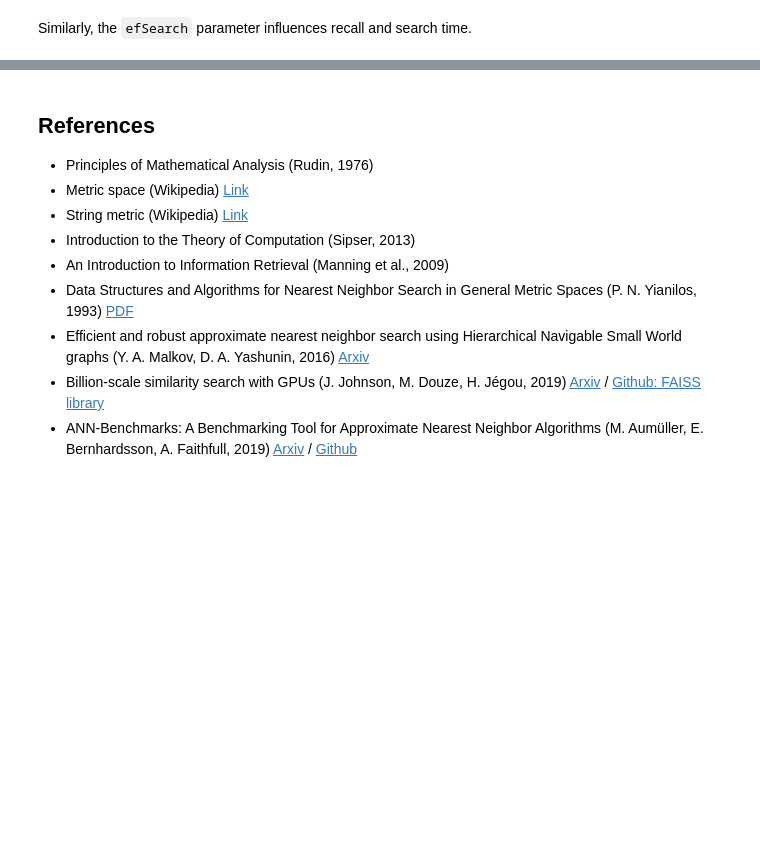
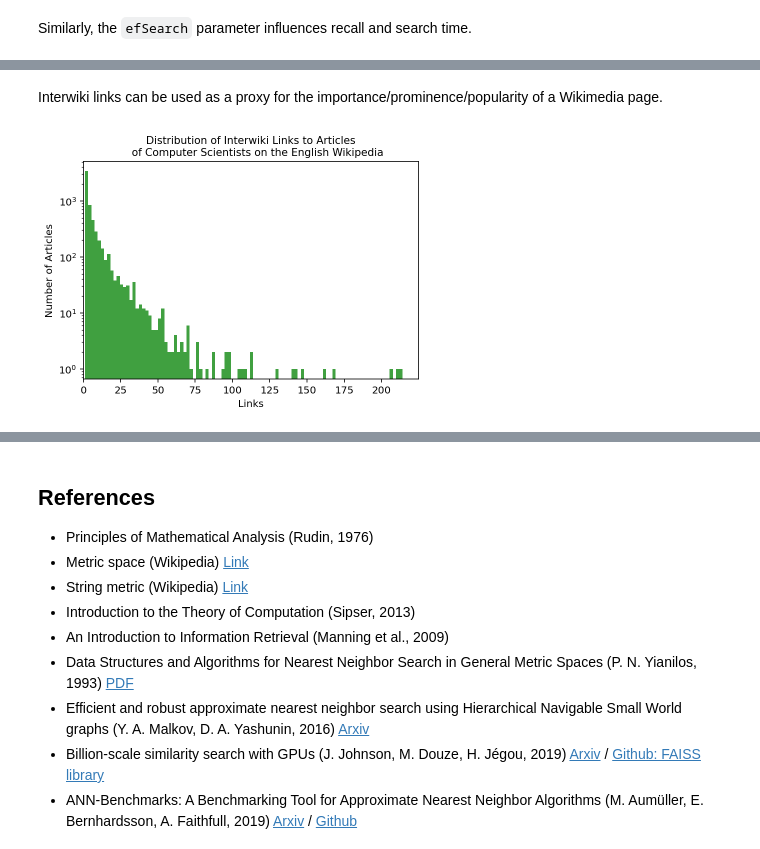
Before and after one commit to bergwald/ai, a Jupyter notebook: nns/nns.ipynb, the cells around one changed output, grey strips where cells are left out. Drawn from its saved outputs; the diff is of its cells as text; code cells hidden in the pictures; blank space fills up the shorter version.

```diff
--- a/nns/nns.ipynb
+++ b/nns/nns.ipynb
@@ -454,7 +455,0 @@ The response is then extracted into a Pandas `DataFrame`.
-# %%
-data = r.json()
-links = [result["sitelink"]["value"] for result in data["results"]["bindings"]]
-authors = [result["itemLabel"]["value"] for result in data["results"]["bindings"]]
-assert len(links) == len(authors)
-df = pd.DataFrame({"author": authors, "link": links})
-df
@@ -482,0 +458,10 @@ Let's represent the names of the authors as a count matrix of their 3-grams.
+# %%
+raw = r.json()
+data = []
+for result in raw["results"]["bindings"]:
+    name = result["itemLabel"]["value"]
+    url = result["sitelink"]["value"]
+    links = int(result["linkcount"]["value"])
+    data.append((name, url, links))
+df = pd.DataFrame(data, columns=["name", "url", "links"])
+df
@@ -642,0 +669,13 @@ The HNSW graph requires time to be built, but querying it is substantially faste
+# %% [markdown]
+Interwiki links can be used as a proxy for the importance/prominence/popularity of a Wikimedia page.
+# %%
+plt.hist(df["links"], bins=100, alpha=0.75, facecolor="g")
+plt.xlabel("Links")
+plt.xlim(left=0)
+plt.ylabel("Number of Articles")
+plt.yscale("log")
+plt.title("""Distribution of Interwiki Links to Articles
+    of Computer Scientists on the English Wikipedia""", fontsize=10.5)
+plt.show()
+# %% [output]
+[figure, added]
```
Also changed, not shown: parts of 39 cells of this notebook.
